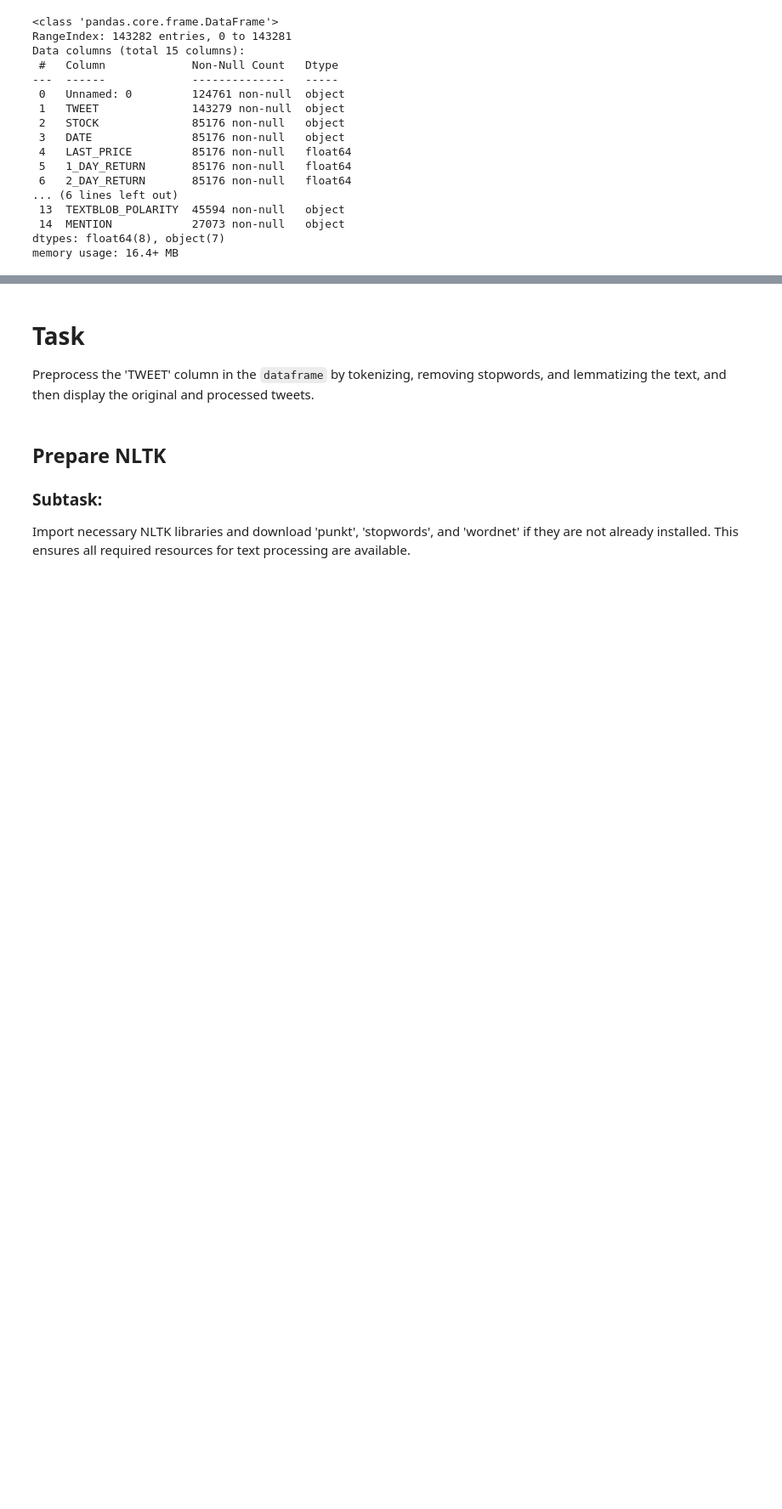
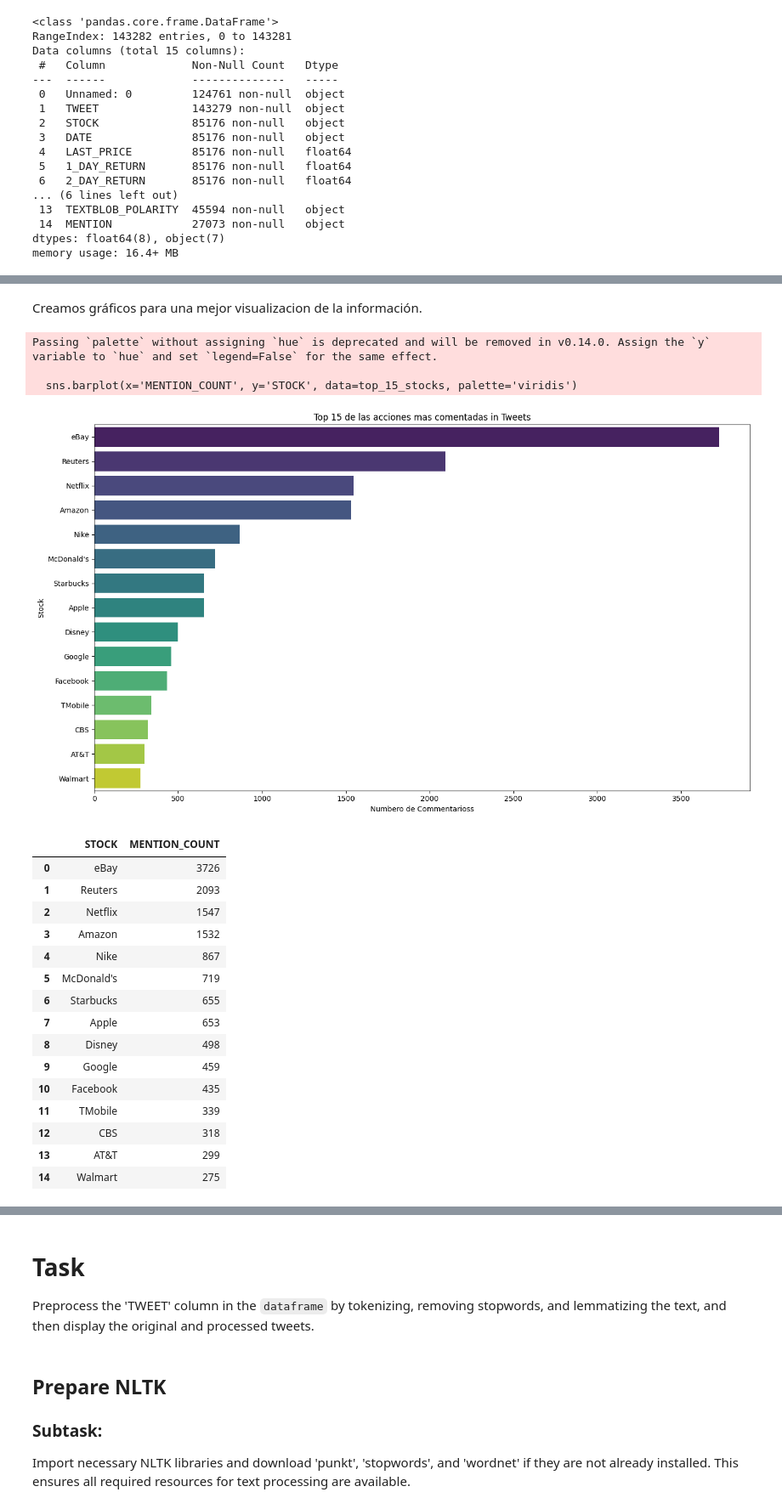
Before and after one commit to Mart1n2015/CODERHOUSE-DSIII, a Jupyter notebook: TRABAJO MARTIN CERIOLI .ipynb, the cells around one changed output, grey strips where cells are left out. Shown at 85% size. Cells and saved outputs as stored; diff of their text form; code cells hidden in the pictures; blank space fills up the shorter version.

```diff
--- a/TRABAJO MARTIN CERIOLI .ipynb
+++ b/TRABAJO MARTIN CERIOLI .ipynb
@@ -39,0 +46,5 @@ display(dataframe.head())
+# %%
+processed_dataframe = processed_dataframe.dropna(subset=['Unnamed: 0', 'STOCK'])
+
+print(f"Shape of processed_dataframe after dropping nulls in 'Unnamed: 0' and 'STOCK': {processed_dataframe.shape}")
+display(processed_dataframe.head(50))
@@ -39,0 +92,41 @@ display(dataframe.head())
+# %% [markdown]
+Creamos gráficos para una mejor visualizacion de la información.
+# %%
+
+
+# Creamos un grafico para verificar las 15 acciones mas mencionadas
+stock_counts = processed_dataframe['STOCK'].value_counts().reset_index()
+stock_counts.columns = ['STOCK', 'MENTION_COUNT']
+
+top_15_stocks = stock_counts.head(15)
+
+plt.figure(figsize=(14, 8))
+sns.barplot(x='MENTION_COUNT', y='STOCK', data=top_15_stocks, palette='viridis')
+plt.title('Top 15 de las acciones mas comentadas in Tweets')
+plt.xlabel('Numbero de Commentarioss')
+plt.ylabel('Stock')
+plt.tight_layout()
+plt.show()
+
+display(top_15_stocks)
+# %% [output]
+Passing `palette` without assigning `hue` is deprecated and will be removed in v0.14.0. Assign the `y` variable to `hue` and set `legend=False` for the same effect.
+
+  sns.barplot(x='MENTION_COUNT', y='STOCK', data=top_15_stocks, palette='viridis')
+[figure, added]
+|  | STOCK | MENTION_COUNT |
+| 0 | eBay | 3726 |
+| 1 | Reuters | 2093 |
+| 2 | Netflix | 1547 |
+| 3 | Amazon | 1532 |
+| 4 | Nike | 867 |
+| 5 | McDonald's | 719 |
+| 6 | Starbucks | 655 |
+| 7 | Apple | 653 |
+| 8 | Disney | 498 |
+| 9 | Google | 459 |
+| 10 | Facebook | 435 |
+| 11 | TMobile | 339 |
+| 12 | CBS | 318 |
+| 13 | AT&T | 299 |
+| 14 | Walmart | 275 |
```
Also changed, not shown: parts of 21 cells of this notebook.
